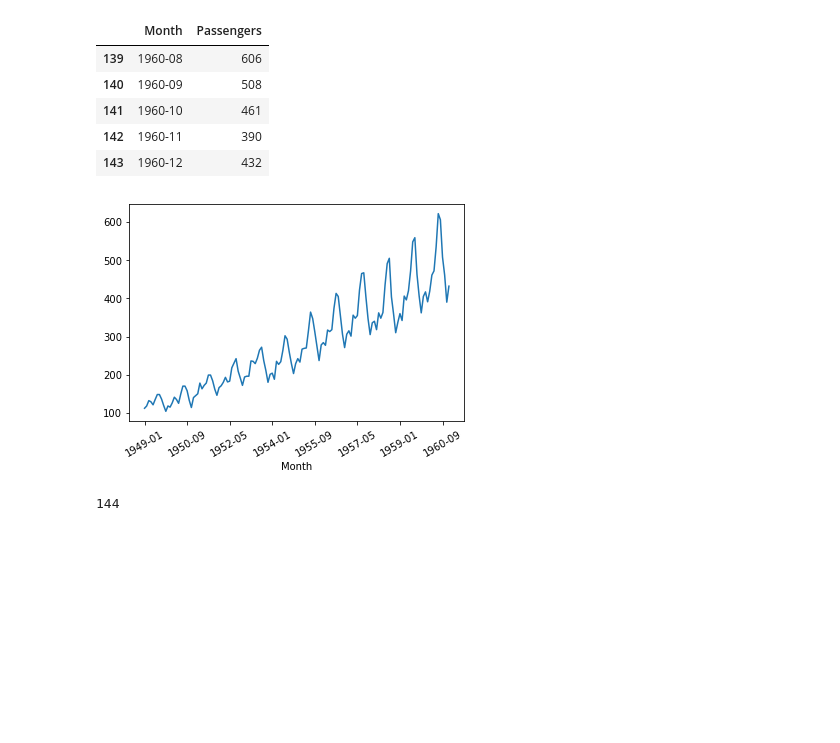
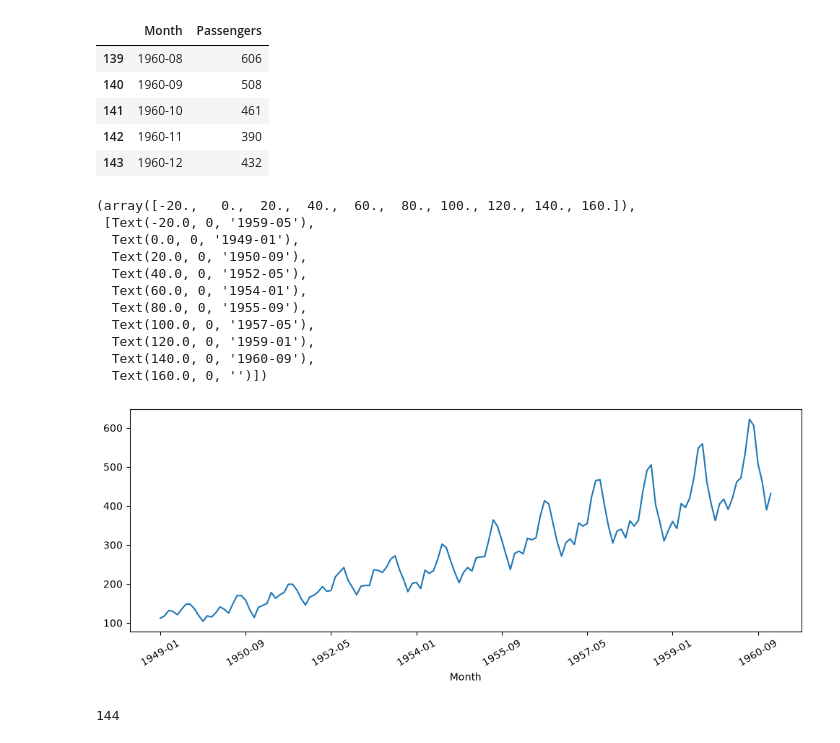
Before and after one commit to rkm0219108/PyTorch_Book, a Jupyter notebook: src/12_09_GRU_Time_Series.ipynb, the cells around one changed output. Cells and saved outputs as stored; diff of their text form; code cells hidden in the pictures; blank space fills up the shorter version.

```diff
--- a/src/12_09_GRU_Time_Series.ipynb
+++ b/src/12_09_GRU_Time_Series.ipynb
@@ -37,10 +44,21 @@ df.tail()
 # %%
 # 繪圖
 df2 = df.set_index('Month')
-df2.plot(legend=None)
-plt.xticks(rotation=30);
+df2.plot(legend=False, figsize=(12, 4))
+plt.xticks(rotation=30)
 # %% [output]
+(array([-20.,   0.,  20.,  40.,  60.,  80., 100., 120., 140., 160.]),
+ [Text(-20.0, 0, '1959-05'),
+  Text(0.0, 0, '1949-01'),
+  Text(20.0, 0, '1950-09'),
+  Text(40.0, 0, '1952-05'),
+  Text(60.0, 0, '1954-01'),
+  Text(80.0, 0, '1955-09'),
+  Text(100.0, 0, '1957-05'),
+  Text(120.0, 0, '1959-01'),
+  Text(140.0, 0, '1960-09'),
+  Text(160.0, 0, '')])
-[figure, old version]
+[figure, new version]
 # %%
 len(df2)
 # %% [output]
```
Also changed, not shown: parts of 16 cells of this notebook, 49 other files.
